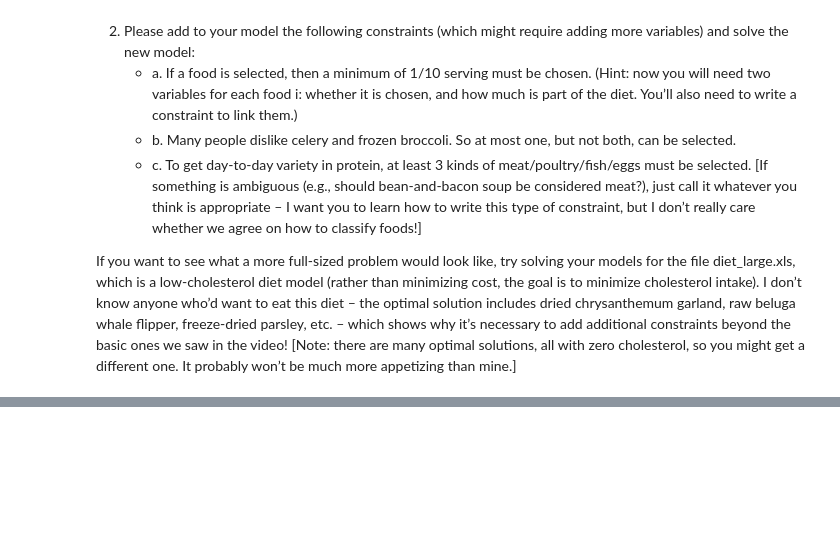
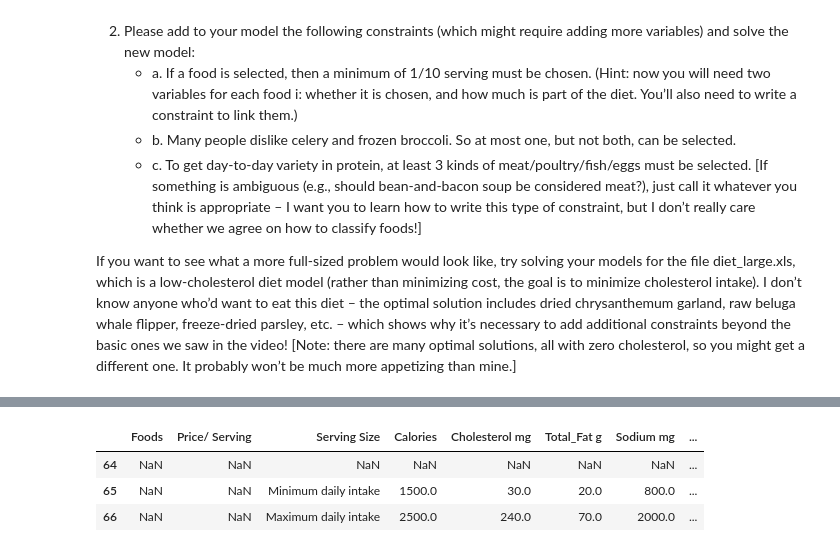
Before and after one commit to ckraft-bot/omsa, a Jupyter notebook: ISYE 6501/Homework 11/Homework_11_response.ipynb, the cells around one changed output, grey strips where cells are left out. Drawn from its saved outputs; the diff is of its cells as text; code cells hidden in the pictures; blank space fills up the shorter version.

```diff
--- a/ISYE 6501/Homework 11/Homework_11_response.ipynb
+++ b/ISYE 6501/Homework 11/Homework_11_response.ipynb
@@ -15,0 +101,8 @@ If you want to see what a more full-sized problem would look like, try solving y
+# %%
+# what are those rows, more importantly i want to know the indices
+diet_data[diet_data.isnull().any(axis=1)]
+# %% [output]
+|  | Foods | Price/ Serving | Serving Size | Calories | Cholesterol mg | Total_Fat g | Sodium mg | ... |
+| 64 | NaN | NaN | NaN | NaN | NaN | NaN | NaN | ... |
+| 65 | NaN | NaN | Minimum daily intake | 1500.0 | 30.0 | 20.0 | 800.0 | ... |
+| 66 | NaN | NaN | Maximum daily intake | 2500.0 | 240.0 | 70.0 | 2000.0 | ... |
```
Also changed, not shown: parts of 17 cells of this notebook, 2 other files.
